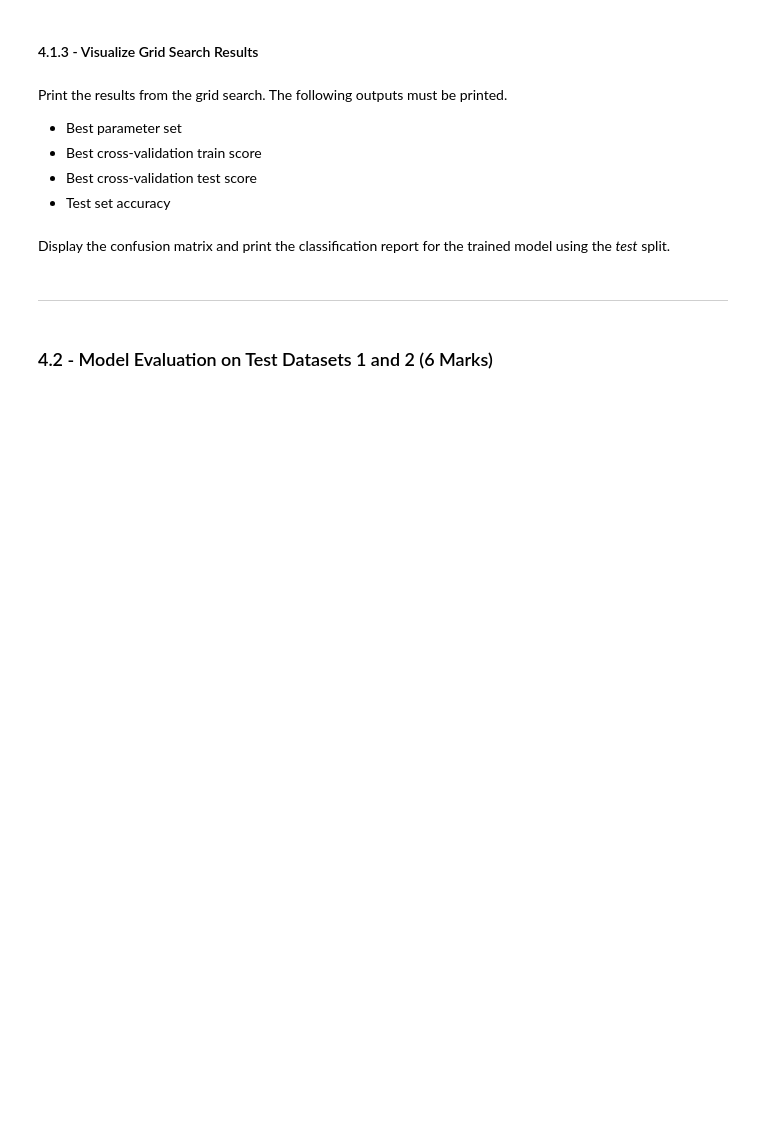
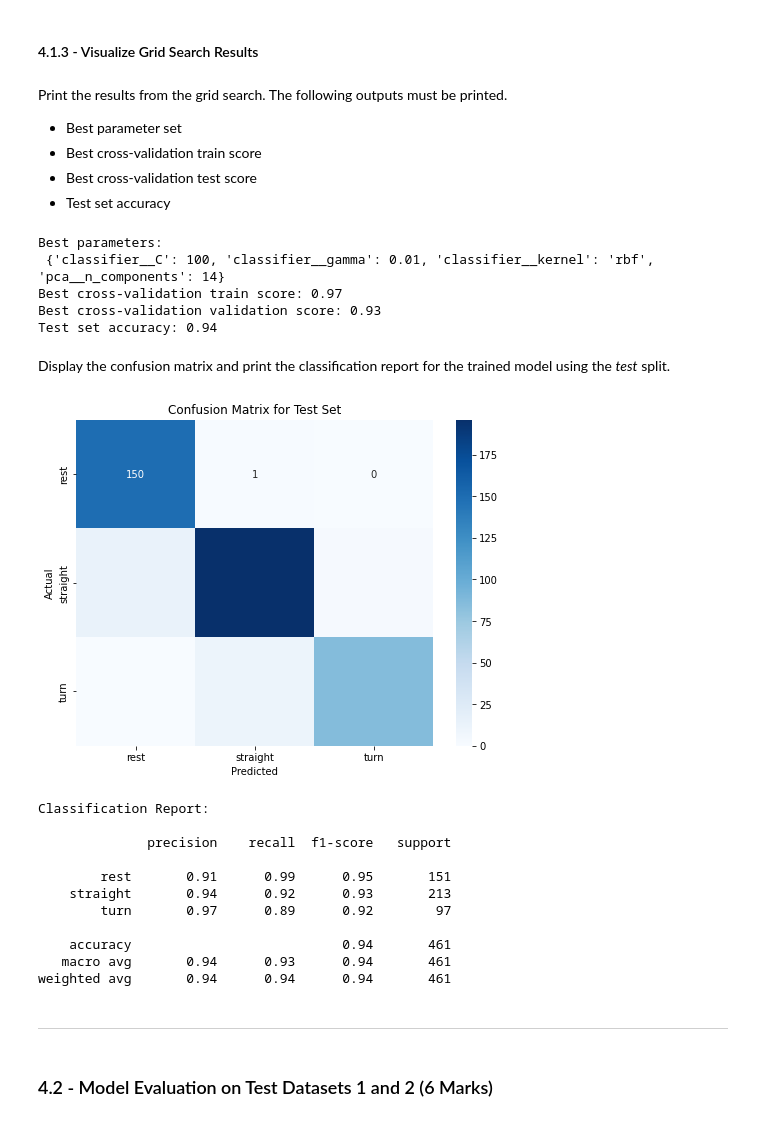
Before and after one commit to Sarah-Jasim/engg680_2024_fall, a Jupyter notebook: Lab Assignment 4/Assignment 4.ipynb, the cells around one changed output. Saved outputs shown, nothing was run; the diff lists cells and outputs as text; code cells hidden in the pictures; blank space fills up the shorter version.

```diff
--- a/Lab Assignment 4/Assignment 4.ipynb
+++ b/Lab Assignment 4/Assignment 4.ipynb
@@ -1005,6 +1027,6 @@ X.head(2)
 # %%
 # TODO - Load motion_state column (target vector) into y
-# y =
+y = cv_set['motion_state']
 # %% [markdown]
 ___
 # %% [markdown]
@@ -1013,14 +1035,19 @@ ___
 Similar to the steps from **1.2.2** and perform model training and tuning for an `SVC` model. Perform the `train_test_split`, initiate a `Pipeline`, then define the *Parameters* for `GridSearchCV`. Finally, perfrom the grid search.
 # %%
 # TODO - Perform model training and tuning using `GridSearchCV`
-# X_train, X_test, y_train, y_test =
+X_train, X_test, y_train, y_test = train_test_split(X, y, test_size=0.3, random_state=42)
 # %% [markdown]
 In the `Pipeline` add an entry *'pca'* to apply `PCA`.
 # %%
 # Perform any missing imports
 
+from sklearn.decomposition import PCA
 # TODO - Initiate the pipeline
 # (1 marks)
-# pipe =
+pipe = Pipeline(steps=[
+    ('scaler', StandardScaler()),
+    ('pca', PCA()),
+    ('classifier', SVC())
+])
 # %% [markdown]
 Similar to previous sections, define the grid search configuration (*param_grid*). Add *n_components* hyper parameter tuning for PCA, and search over the values `n_components=[4,7,11,14,16]`.
@@ -1031,3 +1054,12 @@ Similar to previous sections, define the grid search configuration (*param_grid*
+# %%
+# TODO - Define the parameter grid for your model
+# (3 marks)
+param_grid = {
+    'pca__n_components': [4, 7, 11, 14, 16],  # PCA hyperparameter tuning
+    'classifier__C': [0.01, 0.1, 1, 10, 100],  # SVC regularization parameter
+    'classifier__gamma': [0.001, 0.01, 0.1, 1],  # SVC kernel coefficient
+    'classifier__kernel': ['rbf']  # Kernel type
+}
 # %%
 # Perform the grid search to train model and tune hyper parameters
 grid = GridSearchCV(pipe, param_grid, cv=5, scoring='accuracy', return_train_score=True)
@@ -1054,9 +1086,15 @@ Print the results from the grid search. The following outputs must be printed.
 # %%
 # TODO: Print the results from the grid search
 
-#print("Best params:\n{}\n".format(???))
-#print("Best cross-validation train score: {:.2f}".format(???))
-#print("Best cross-validation validation score: {:.2f}".format(???))
-#print("Test-set score: {:.2f}".format(???)))
+print("Best parameters:\n", grid.best_params_)
+print("Best cross-validation train score: {:.2f}".format(grid.cv_results_['mean_train_score'][grid.best_index_]))
+print("Best cross-validation validation score: {:.2f}".format(grid.best_score_))
+print("Test set accuracy: {:.2f}".format(grid.score(X_test, y_test)))
+# %% [output]
+Best parameters:
+ {'classifier__C': 100, 'classifier__gamma': 0.01, 'classifier__kernel': 'rbf', 'pca__n_components': 14}
+Best cross-validation train score: 0.97
+Best cross-validation validation score: 0.93
+Test set accuracy: 0.94
 # %% [markdown]
 Display the confusion matrix and print the classification report for the trained model using the *test* split.
@@ -1065,3 +1101,34 @@ Display the confusion matrix and print the classification report for the trained
+# %%
+# TODO - Display confusion matrix and print classification report
+
+y_test_pred = grid.predict(X_test)
+conf_matrix = confusion_matrix(y_test, y_test_pred)
+
+# Plot confusion matrix
+plt.figure(figsize=(8, 6))
+sns.heatmap(conf_matrix, annot=True, fmt='d', cmap='Blues',
+            xticklabels=grid.classes_, yticklabels=grid.classes_)
+plt.xlabel('Predicted')
+plt.ylabel('Actual')
+plt.title('Confusion Matrix for Test Set')
+plt.show()
+
+# Classification report
+print("Classification Report:\n")
+print(classification_report(y_test, y_test_pred))
+# %% [output]
+[figure, added]
+Classification Report:
+
+              precision    recall  f1-score   support
+
+        rest       0.91      0.99      0.95       151
+    straight       0.94      0.92      0.93       213
+        turn       0.97      0.89      0.92        97
+
+    accuracy                           0.94       461
+   macro avg       0.94      0.93      0.94       461
+weighted avg       0.94      0.94      0.94       461
 # %% [markdown]
 ___
 # %% [markdown]
```
Also changed, not shown: parts of 45 cells of this notebook.
